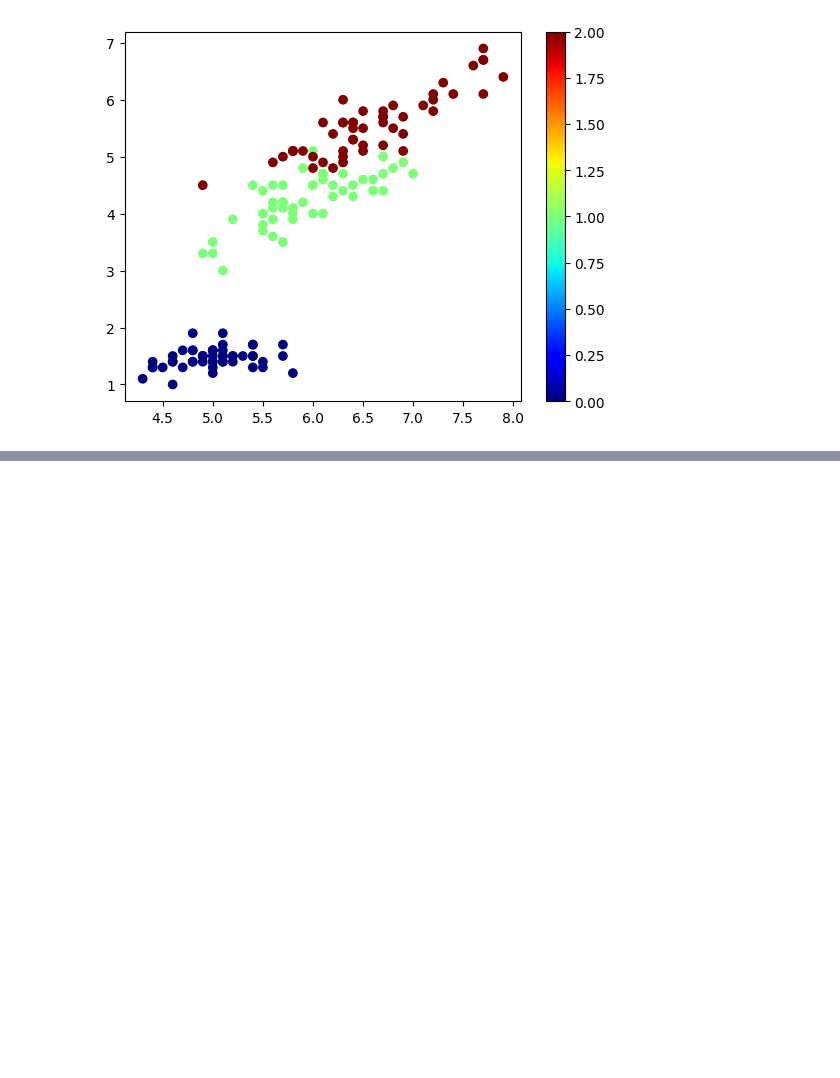
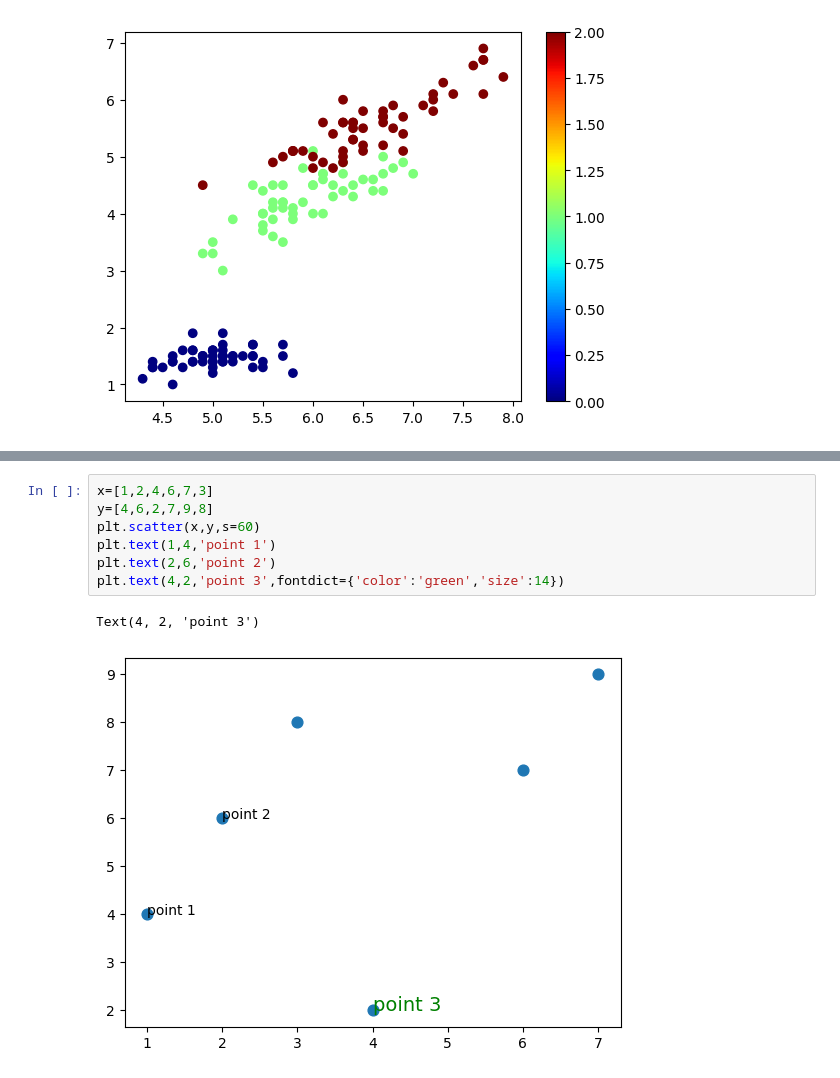
Before and after one commit to BilalWazir033/Ai-Lab, a Jupyter notebook: Ai Course by CampusX/Matplotlib/Advanced_Matplotlib.ipynb, the cells around one changed output, grey strips where cells are left out. Saved outputs shown, nothing was run; the diff lists cells and outputs as text; blank space fills up the shorter version.

```diff
--- a/Ai Course by CampusX/Matplotlib/Advanced_Matplotlib.ipynb
+++ b/Ai Course by CampusX/Matplotlib/Advanced_Matplotlib.ipynb
@@ -59,0 +70,10 @@ plt.show()
+# %%
+x=[1,2,4,6,7,3]
+y=[4,6,2,7,9,8]
+plt.scatter(x,y,s=60)
+plt.text(1,4,'point 1')
+plt.text(2,6,'point 2')
+plt.text(4,2,'point 3',fontdict={'color':'green','size':14})
+# %% [output]
+Text(4, 2, 'point 3')
+[figure, added]
```
Also changed, not shown: parts of 33 cells of this notebook, 30 other files.
